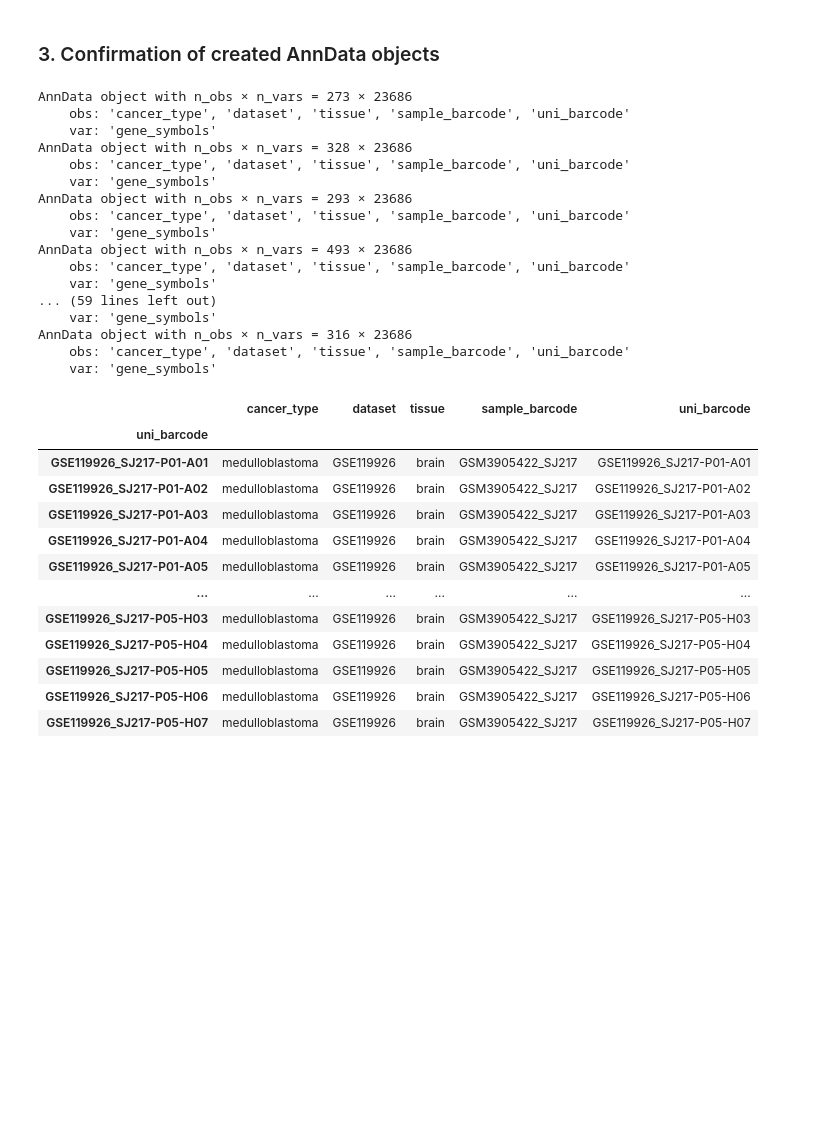
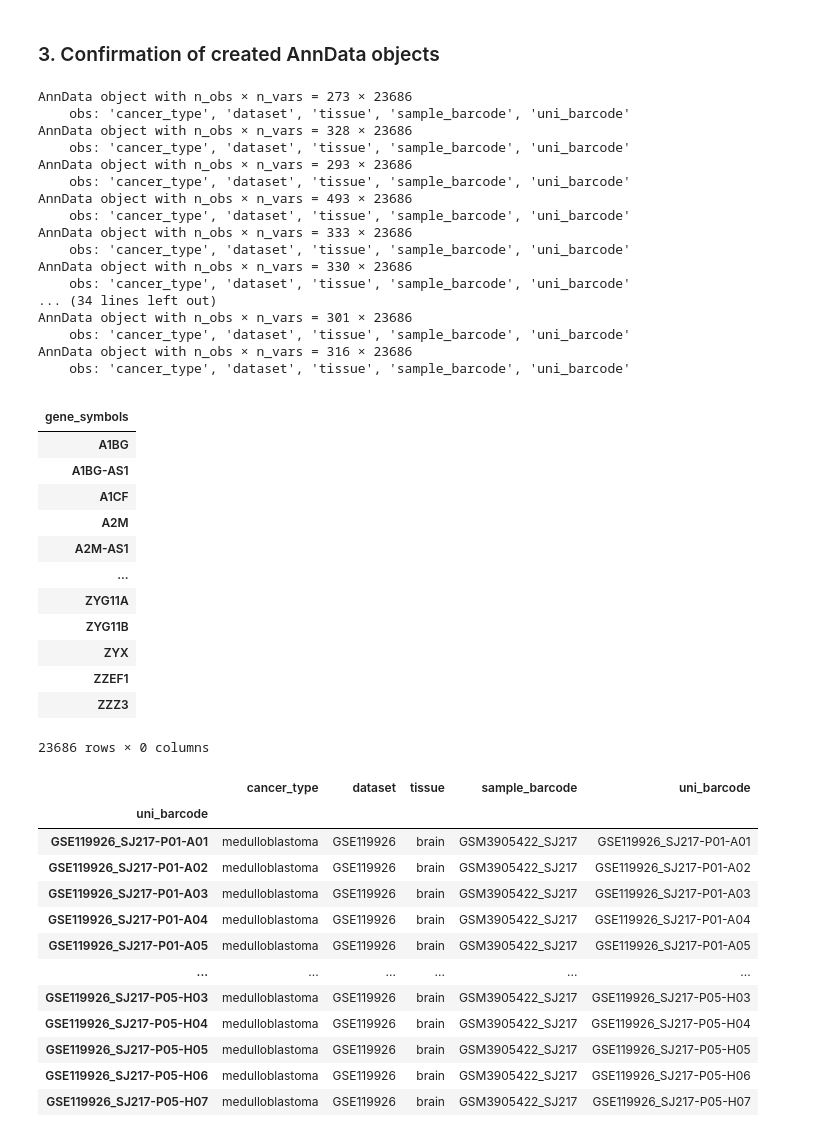
Before and after one commit to tuonglab/pan-paedcancer-scrnaseq, a Jupyter notebook: notebooks/GSE119926.ipynb, the cells around one changed output. Cells and saved outputs as stored; diff of their text form; code cells hidden in the pictures; blank space fills up the shorter version.

Commit message:
update the index of .var for GSE119926

```diff
--- a/notebooks/GSE119926.ipynb
+++ b/notebooks/GSE119926.ipynb
@@ -158,25 +158,45 @@ write_directory = Path('/scratch/user/s4543064/xiaohan-john-project/write/GSE119
 for file in write_directory.iterdir():
     if "_uni.h5ad" in file.name:
         sample = anndata.read_h5ad(file)
+        sample.var.set_index('gene_symbols', drop=True, inplace=True)
         print(sample)
+
+        sample.write_h5ad(file, compression="gzip")
 # %% [output]
 AnnData object with n_obs × n_vars = 273 × 23686
     obs: 'cancer_type', 'dataset', 'tissue', 'sample_barcode', 'uni_barcode'
-    var: 'gene_symbols'
 AnnData object with n_obs × n_vars = 328 × 23686
     obs: 'cancer_type', 'dataset', 'tissue', 'sample_barcode', 'uni_barcode'
-    var: 'gene_symbols'
 AnnData object with n_obs × n_vars = 293 × 23686
     obs: 'cancer_type', 'dataset', 'tissue', 'sample_barcode', 'uni_barcode'
-    var: 'gene_symbols'
 AnnData object with n_obs × n_vars = 493 × 23686
     obs: 'cancer_type', 'dataset', 'tissue', 'sample_barcode', 'uni_barcode'
-    var: 'gene_symbols'
-... (59 lines left out)
-    var: 'gene_symbols'
+AnnData object with n_obs × n_vars = 333 × 23686
+    obs: 'cancer_type', 'dataset', 'tissue', 'sample_barcode', 'uni_barcode'
+AnnData object with n_obs × n_vars = 330 × 23686
+    obs: 'cancer_type', 'dataset', 'tissue', 'sample_barcode', 'uni_barcode'
+... (34 lines left out)
+AnnData object with n_obs × n_vars = 301 × 23686
+    obs: 'cancer_type', 'dataset', 'tissue', 'sample_barcode', 'uni_barcode'
 AnnData object with n_obs × n_vars = 316 × 23686
     obs: 'cancer_type', 'dataset', 'tissue', 'sample_barcode', 'uni_barcode'
-    var: 'gene_symbols'
+# %%
+sample.var
+# %% [output]
+|  |
+| gene_symbols |
+| A1BG |
+| A1BG-AS1 |
+| A1CF |
+| A2M |
+| A2M-AS1 |
+| ... |
+| ZYG11A |
+| ZYG11B |
+| ZYX |
+| ZZEF1 |
+| ZZZ3 |
+23686 rows × 0 columns
 # %%
 sample.obs
 # %% [output]
```
Also changed, not shown: parts of 1 cell of this notebook.
